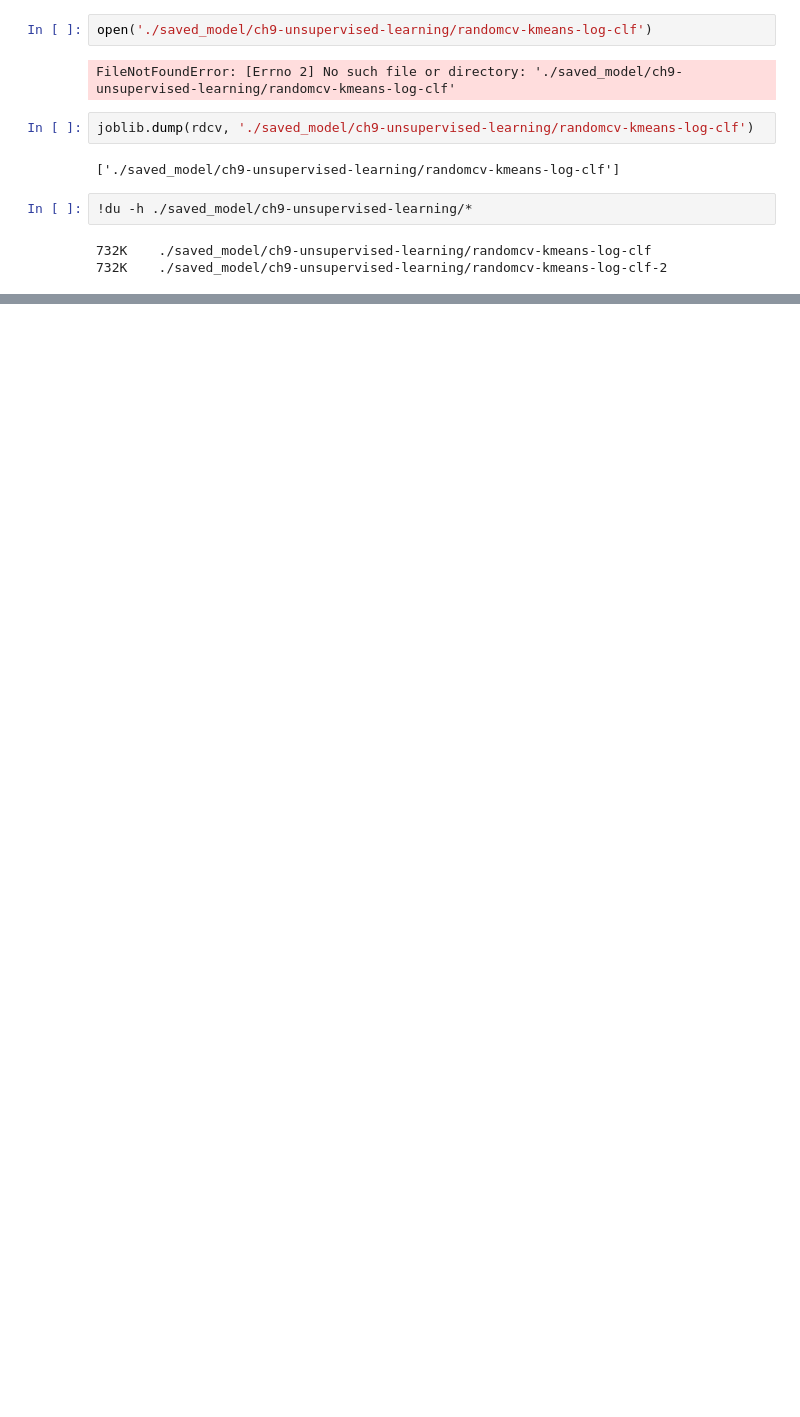
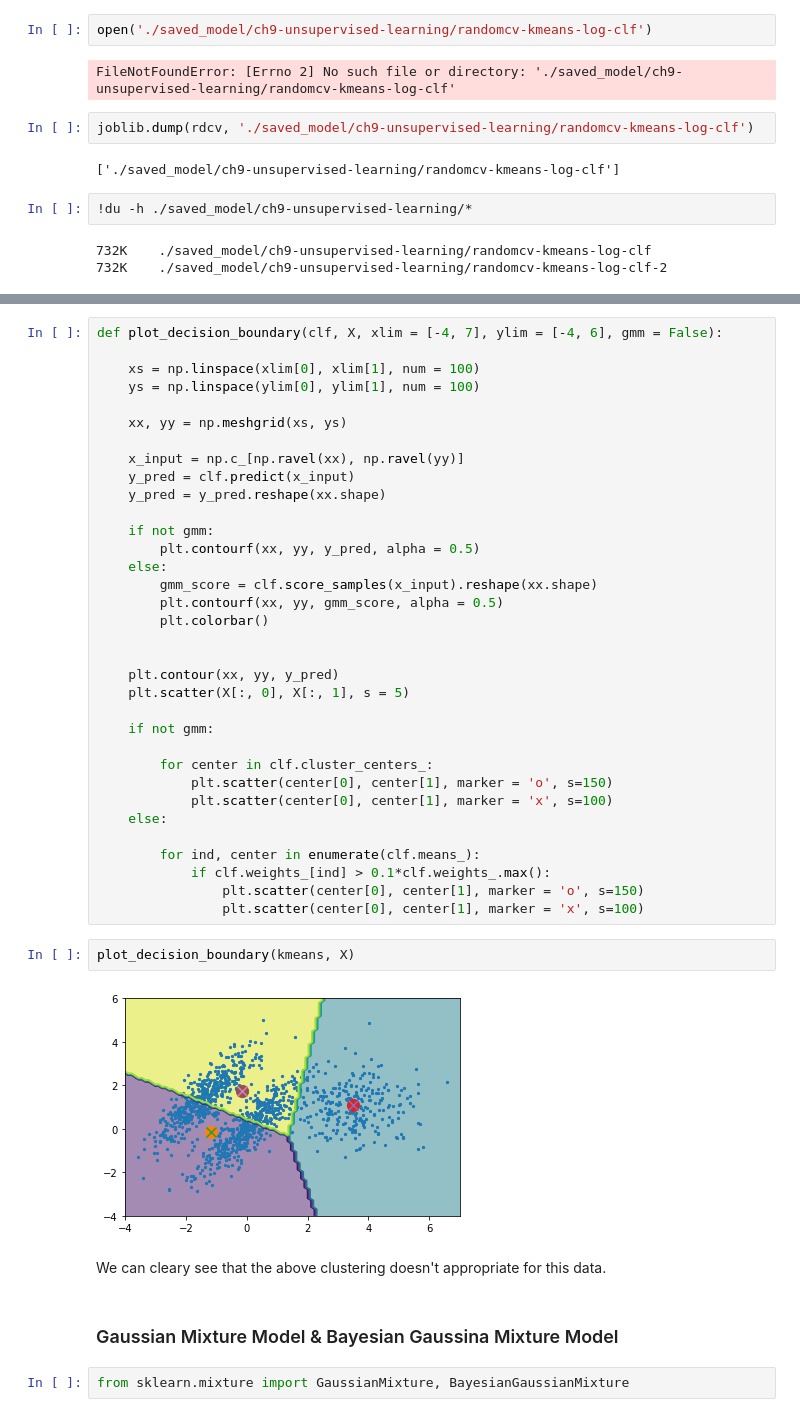
Before and after one commit to korntewin/practice-handson-ml2, a Jupyter notebook: ch9-unsupervised-learning.ipynb, the cells around one changed output, grey strips where cells are left out. Saved outputs shown, nothing was run; the diff lists cells and outputs as text; blank space fills up the shorter version.

```diff
--- a/ch9-unsupervised-learning.ipynb
+++ b/ch9-unsupervised-learning.ipynb
@@ -160,0 +187,44 @@ joblib.dump(rdcv, './saved_model/ch9-unsupervised-learning/randomcv-kmeans-log-c
+# %%
+def plot_decision_boundary(clf, X, xlim = [-4, 7], ylim = [-4, 6], gmm = False):
+
+    xs = np.linspace(xlim[0], xlim[1], num = 100)
+    ys = np.linspace(ylim[0], ylim[1], num = 100)
+
+    xx, yy = np.meshgrid(xs, ys)
+
+    x_input = np.c_[np.ravel(xx), np.ravel(yy)]
+    y_pred = clf.predict(x_input)
+    y_pred = y_pred.reshape(xx.shape)
+
+    if not gmm:
+        plt.contourf(xx, yy, y_pred, alpha = 0.5)
+    else:
+        gmm_score = clf.score_samples(x_input).reshape(xx.shape)
+        plt.contourf(xx, yy, gmm_score, alpha = 0.5)
+        plt.colorbar()
+
+
+    plt.contour(xx, yy, y_pred)
+    plt.scatter(X[:, 0], X[:, 1], s = 5)
+
+    if not gmm:
+
+        for center in clf.cluster_centers_:
+            plt.scatter(center[0], center[1], marker = 'o', s=150)
+            plt.scatter(center[0], center[1], marker = 'x', s=100)
+    else:
+
+        for ind, center in enumerate(clf.means_):
+            if clf.weights_[ind] > 0.1*clf.weights_.max():
+                plt.scatter(center[0], center[1], marker = 'o', s=150)
+                plt.scatter(center[0], center[1], marker = 'x', s=100)
+# %%
+plot_decision_boundary(kmeans, X)
+# %% [output]
+[figure, added]
+# %% [markdown]
+We can cleary see that the above clustering doesn't appropriate for this data.
+# %% [markdown]
+### Gaussian Mixture Model & Bayesian Gaussina Mixture Model
+# %%
+from sklearn.mixture import GaussianMixture, BayesianGaussianMixture
```
Also changed, not shown: parts of 14 cells of this notebook, 1 other file.
